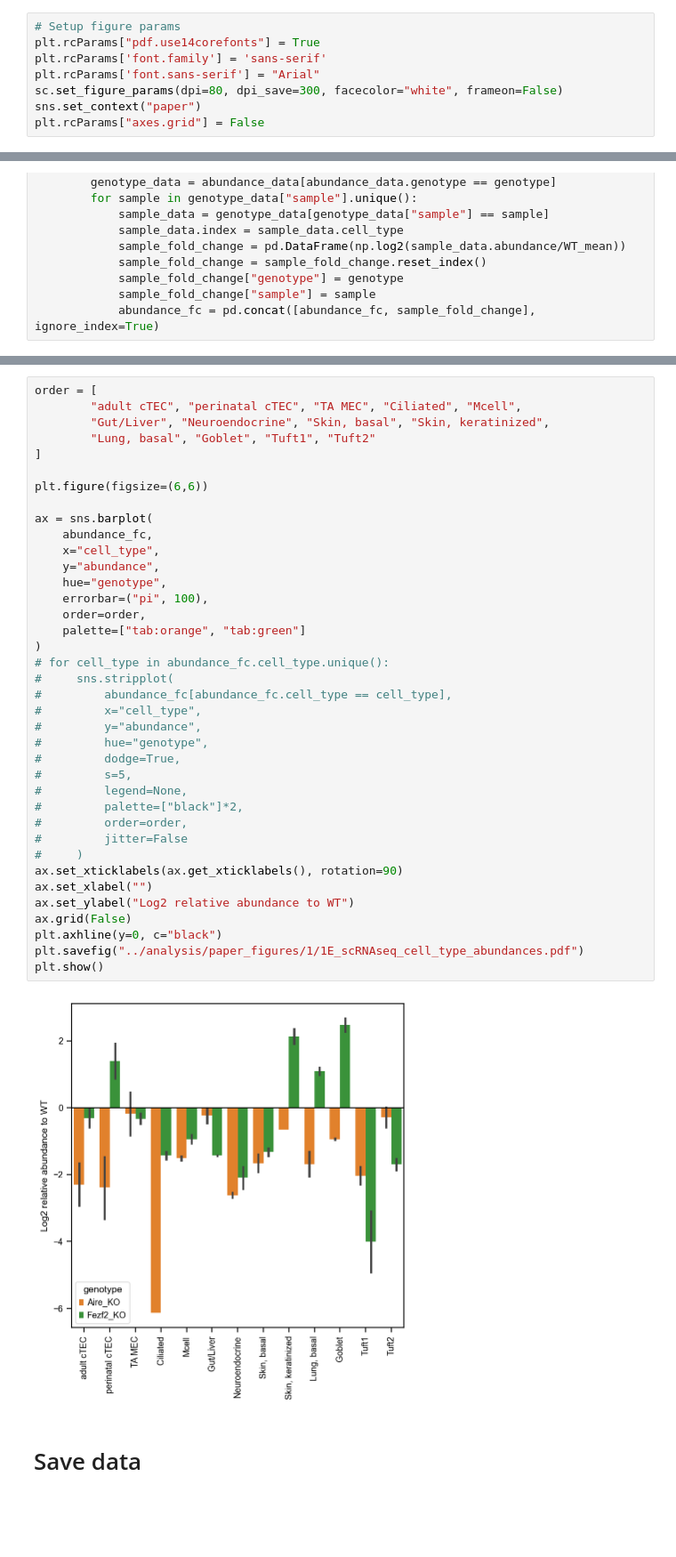
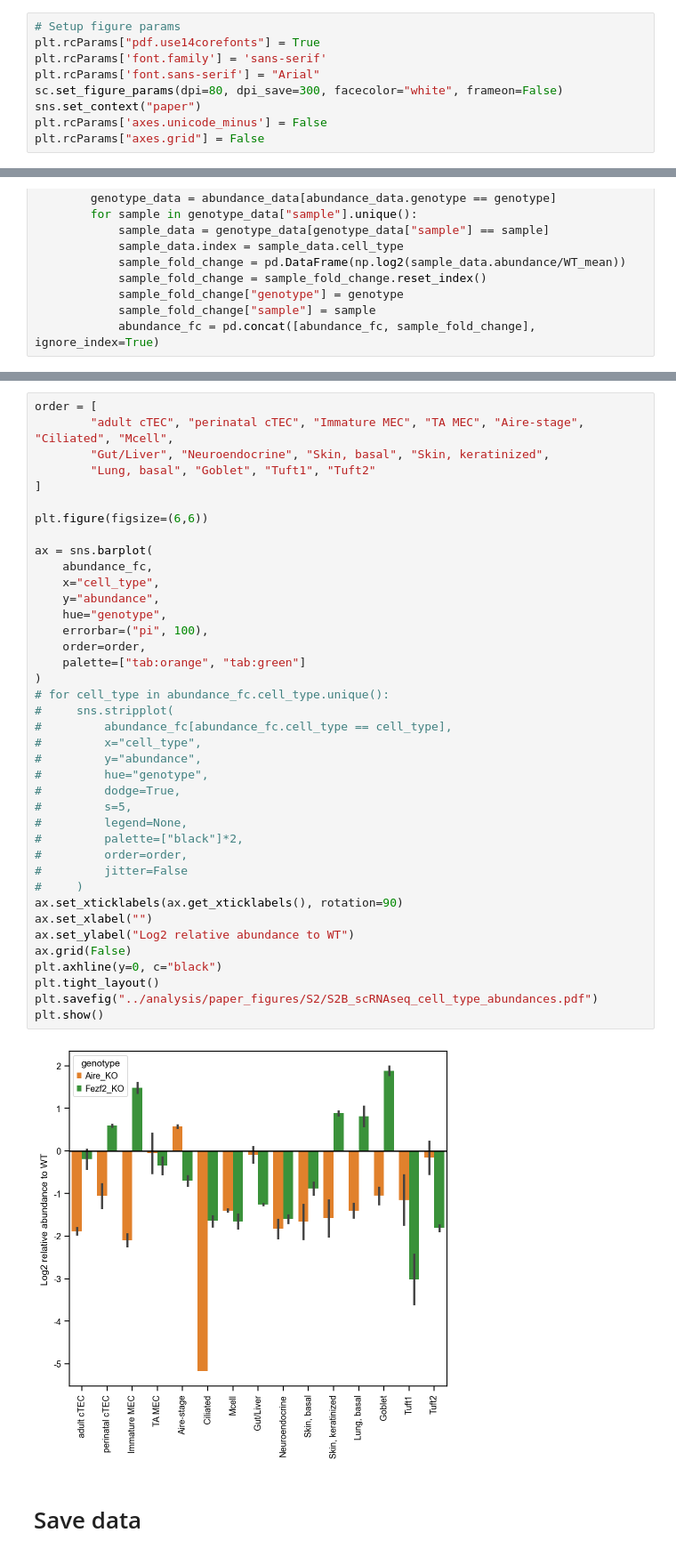
Before and after one commit to j-germino/M-cells, a Jupyter notebook: code/cell_type_abundances.ipynb, the cells around one changed output, grey strips where cells are left out. Shown at 89% size. Saved outputs shown, nothing was run; the diff lists cells and outputs as text; blank space fills up the shorter version.

```diff
--- a/code/cell_type_abundances.ipynb
+++ b/code/cell_type_abundances.ipynb
@@ -19,6 +19,7 @@ plt.rcParams['font.family'] = 'sans-serif'
 plt.rcParams['font.sans-serif'] = "Arial"
 sc.set_figure_params(dpi=80, dpi_save=300, facecolor="white", frameon=False)
 sns.set_context("paper")
+plt.rcParams['axes.unicode_minus'] = False
 plt.rcParams["axes.grid"] = False
 # %%
 warnings.resetwarnings()
@@ -227,6 +229,6 @@ pvalues
 # %%
 order = [
-        "adult cTEC", "perinatal cTEC", "TA MEC", "Ciliated", "Mcell",
+        "adult cTEC", "perinatal cTEC", "Immature MEC", "TA MEC", "Aire-stage", "Ciliated", "Mcell",
         "Gut/Liver", "Neuroendocrine", "Skin, basal", "Skin, keratinized",
         "Lung, basal", "Goblet", "Tuft1", "Tuft2"
 ]
@@ -235,35 +237,36 @@ plt.figure(figsize=(6,6))
 
 ax = sns.barplot(
     abundance_fc,
     x="cell_type",
     y="abundance",
     hue="genotype",
     errorbar=("pi", 100),
     order=order,
     palette=["tab:orange", "tab:green"]
 )
 # for cell_type in abundance_fc.cell_type.unique():
 #     sns.stripplot(
 #         abundance_fc[abundance_fc.cell_type == cell_type],
 #         x="cell_type",
 #         y="abundance",
 #         hue="genotype",
 #         dodge=True,
 #         s=5,
 #         legend=None,
 #         palette=["black"]*2,
 #         order=order,
 #         jitter=False
 #     )
 ax.set_xticklabels(ax.get_xticklabels(), rotation=90)
 ax.set_xlabel("")
 ax.set_ylabel("Log2 relative abundance to WT")
 ax.grid(False)
 plt.axhline(y=0, c="black")
-plt.savefig("../analysis/paper_figures/1/1E_scRNAseq_cell_type_abundances.pdf")
+plt.tight_layout()
+plt.savefig("../analysis/paper_figures/S2/S2B_scRNAseq_cell_type_abundances.pdf")
 plt.show()
 # %% [output]
-[figure, old version]
+[figure, new version]
 # %% [markdown]
 # Save data
 # %%
```
Also changed, not shown: parts of 4 cells of this notebook, 47 other files.
